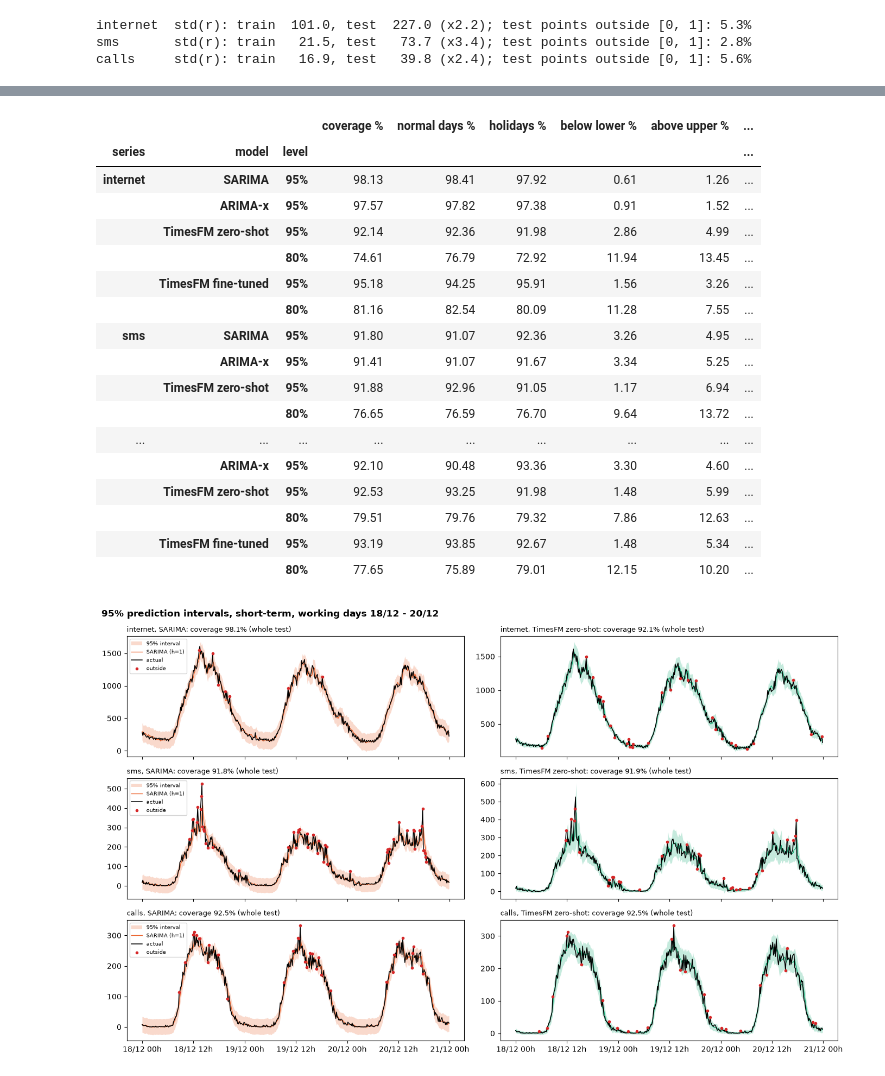
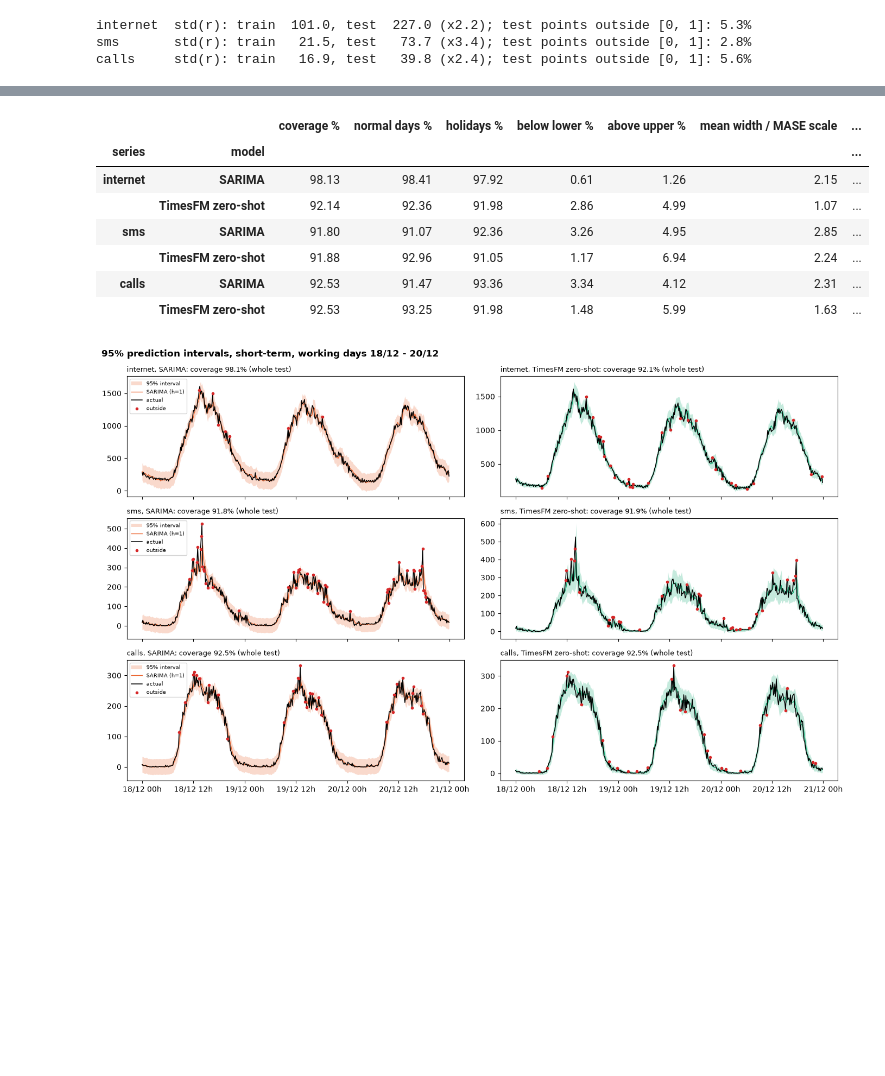
Before and after one commit to VasilisMylonas/5g-project, a Jupyter notebook: notebook.ipynb, the cells around one changed output, grey strips where cells are left out. Saved outputs shown, nothing was run; the diff lists cells and outputs as text; code cells hidden in the pictures; blank space fills up the shorter version.

```diff
--- a/notebook.ipynb
+++ b/notebook.ipynb
@@ -1876,19 +1738 @@ for h in (1, 5):
 [figure]
-# %%
-# Where in the day do the errors happen? Mean |error| per hour of day (H=5), in MASE units
-hour = df.index[idx5].hour
-fig, axes = plt.subplots(1, 3, figsize=(13, 3.4))
-for ax, s in zip(axes, SERIES):
-    ax2 = ax.twinx()
-    prof = pd.Series(Y[s][idx5]).groupby(hour).mean()
-    ax2.fill_between(prof.index, prof.values, color="#e6e5e1", step="mid", lw=0)
-    ax2.set_yticks([]); ax.set_zorder(ax2.get_zorder() + 1); ax.patch.set_visible(False)
-    for ok, c in [(lambda m: m == "Naive", "k")] + [(ok, GROUP_COLOR[f]) for f, ok in FAMILY.items()]:
-        m = best_model(s, 5, ok)
-        idx, yhat = PRED[(s, 5)][m]
-        err = pd.Series(np.abs(Y[s][idx] - yhat) / MASE_SCALE[s]).groupby(hour).mean()
-        ax.plot(err.index, err.values, color=c, marker="o", ms=2.5, lw=1, label=m)
-    ax.set_title(s, loc="left"); ax.set_xlabel("hour of day"); ax.set_xticks(range(0, 24, 3))
-axes[0].set_ylabel("mean |error| / MASE scale"); axes[0].legend(fontsize=7.5)
-fig.suptitle("H=5 error by hour of day (grey: mean traffic)", x=0.01, ha="left", fontweight="bold")
-fig.tight_layout(); plt.show()
@@ -2080,57 +1862,39 @@ $$\hat\sigma_t = \frac{q_{0.9} - q_{0.1}}{2 \cdot 1.2816}, \qquad q_{0.5} \;\pm\
 # %%
 Z95 = 1.959964                                                 # standard normal 97.5% quantile
-
-
-def tfm_interval(q, quantiles, z=Z95):
-    """Gaussian approximation around the median: sigma from the 10%-90% quantile spread."""
-    qs = list(np.round(quantiles, 3))
-    q10, q50, q90 = q[:, qs.index(0.1)], q[:, qs.index(0.5)], q[:, qs.index(0.9)]
-    sig = (q90 - q10) / (2 * 1.281552)
-    return q50 - z * sig, q50 + z * sig, q10, q90
-
-
 PI = {}
 for s in SERIES:
-    for fam in FAMILIES:                                       # one-step error = innovation, variance sigma^2
-        sd = np.sqrt(BEST.loc[(s, fam), "params"][-1])
-        h1 = ARIMA_ROLL[(s, fam)]["h1"]
-        PI[(s, fam, "95%")] = (h1 - Z95 * sd, h1 + Z95 * sd)
-    for key, name in [("zero", "TimesFM zero-shot"), ("ft", "TimesFM fine-tuned")]:
-        t = TFM_RES[s][key]
-        lo, hi, q10, q90 = tfm_interval(t["q_h1"], t["quantiles"])
-        PI[(s, name, "95%")] = (lo, hi)
-        PI[(s, name, "80%")] = (q10, q90)
+    # SARIMA: the one-step error is the innovation, with variance sigma^2
+    sd = np.sqrt(BEST.loc[(s, "SARIMA"), "params"][-1])
+    h1 = ARIMA_ROLL[(s, "SARIMA")]["h1"]
+    PI[(s, "SARIMA")] = (h1 - Z95 * sd, h1 + Z95 * sd)
+
+    # TimesFM: Gaussian approximation around the median, sigma from the 10%-90% quantile spread
+    t = TFM_RES[s]["zero"]
+    qs = list(np.round(t["quantiles"], 3))
+    q10, q50, q90 = (t["q_h1"][:, qs.index(q)] for q in (0.1, 0.5, 0.9))
+    sig = (q90 - q10) / (2 * 1.281552)
+    PI[(s, "TimesFM zero-shot")] = (q50 - Z95 * sig, q50 + Z95 * sig)
 
 rows = []
-for (s, m, lev), (lo, hi) in PI.items():
+for (s, m), (lo, hi) in PI.items():
     y = Y[s][idx1]
     inside = (y >= lo) & (y <= hi)
-    rows.append({"series": s, "model": m, "level": lev, "coverage %": 100 * inside.mean(),
+    rows.append({"series": s, "model": m, "coverage %": 100 * inside.mean(),
                  "normal days %": 100 * inside[idx1 < cut].mean(), "holidays %": 100 * inside[idx1 >= cut].mean(),
                  "below lower %": 100 * np.mean(y < lo), "above upper %": 100 * np.mean(y > hi),
                  "mean width / MASE scale": np.mean(hi - lo) / MASE_SCALE[s],
                  "lower bound < 0 %": 100 * np.mean(lo < 0)})
-COVERAGE = pd.DataFrame(rows).set_index(["series", "model", "level"])
+COVERAGE = pd.DataFrame(rows).set_index(["series", "model"])
 COVERAGE.round(2)
 # %% [output]
-|  |  |  | coverage % | normal days % | holidays % | below lower % | above upper % | ... |
-| series | model | level |  |  |  |  |  | ... |
-| internet | SARIMA | 95% | 98.13 | 98.41 | 97.92 | 0.61 | 1.26 | ... |
-|  | ARIMA-x | 95% | 97.57 | 97.82 | 97.38 | 0.91 | 1.52 | ... |
-|  | TimesFM zero-shot | 95% | 92.14 | 92.36 | 91.98 | 2.86 | 4.99 | ... |
-|  |  | 80% | 74.61 | 76.79 | 72.92 | 11.94 | 13.45 | ... |
-|  | TimesFM fine-tuned | 95% | 95.18 | 94.25 | 95.91 | 1.56 | 3.26 | ... |
-|  |  | 80% | 81.16 | 82.54 | 80.09 | 11.28 | 7.55 | ... |
-| sms | SARIMA | 95% | 91.80 | 91.07 | 92.36 | 3.26 | 4.95 | ... |
-|  | ARIMA-x | 95% | 91.41 | 91.07 | 91.67 | 3.34 | 5.25 | ... |
-|  | TimesFM zero-shot | 95% | 91.88 | 92.96 | 91.05 | 1.17 | 6.94 | ... |
-|  |  | 80% | 76.65 | 76.59 | 76.70 | 9.64 | 13.72 | ... |
-| ... | ... | ... | ... | ... | ... | ... | ... | ... |
-|  | ARIMA-x | 95% | 92.10 | 90.48 | 93.36 | 3.30 | 4.60 | ... |
-|  | TimesFM zero-shot | 95% | 92.53 | 93.25 | 91.98 | 1.48 | 5.99 | ... |
-|  |  | 80% | 79.51 | 79.76 | 79.32 | 7.86 | 12.63 | ... |
-|  | TimesFM fine-tuned | 95% | 93.19 | 93.85 | 92.67 | 1.48 | 5.34 | ... |
-|  |  | 80% | 77.65 | 75.89 | 79.01 | 12.15 | 10.20 | ... |
+|  |  | coverage % | normal days % | holidays % | below lower % | above upper % | mean width / MASE scale | ... |
+| series | model |  |  |  |  |  |  | ... |
+| internet | SARIMA | 98.13 | 98.41 | 97.92 | 0.61 | 1.26 | 2.15 | ... |
+|  | TimesFM zero-shot | 92.14 | 92.36 | 91.98 | 2.86 | 4.99 | 1.07 | ... |
+| sms | SARIMA | 91.80 | 91.07 | 92.36 | 3.26 | 4.95 | 2.85 | ... |
+|  | TimesFM zero-shot | 91.88 | 92.96 | 91.05 | 1.17 | 6.94 | 2.24 | ... |
+| calls | SARIMA | 92.53 | 91.47 | 93.36 | 3.34 | 4.12 | 2.31 | ... |
+|  | TimesFM zero-shot | 92.53 | 93.25 | 91.98 | 1.48 | 5.99 | 1.63 | ... |
 # %%
 for period, title in [(slice("2013-12-18", "2013-12-20"), "working days 18/12 - 20/12"),
                       (slice("2013-12-24", "2013-12-26"), "Christmas 24/12 - 26/12")]:
```
Also changed, not shown: parts of 64 cells of this notebook.
